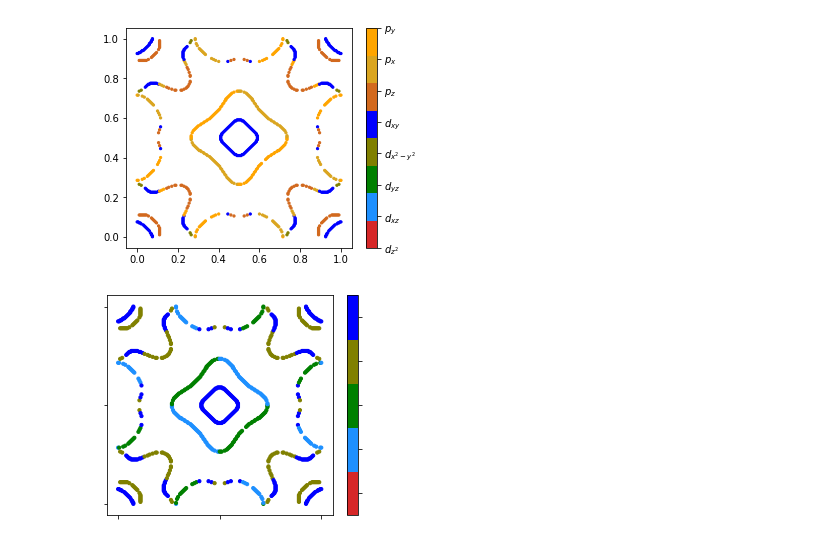
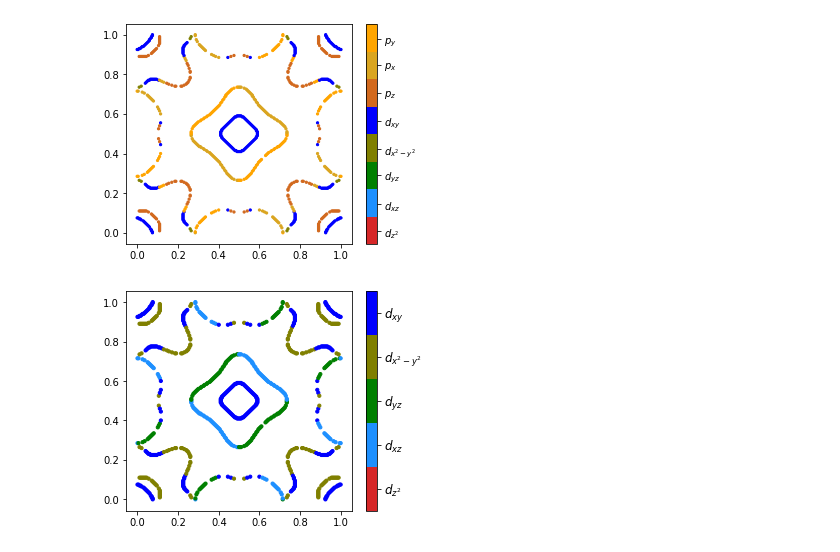
Before and after one commit to Orth-Research/RPA_SrCo2As2, a Jupyter notebook: figures_scripts/Fig12_Fermi_surfaces.ipynb, the cells around one changed output. Cells and saved outputs as stored; diff of their text form; code cells hidden in the pictures.

```diff
--- a/figures_scripts/Fig12_Fermi_surfaces.ipynb
+++ b/figures_scripts/Fig12_Fermi_surfaces.ipynb
@@ -90,8 +97,10 @@ for E in ener:
 # %%
+#Fermi surface - plotting
+
 x=[]
 y=[]
 z=[]
-window=0.005
+window=0.005 #specified energy-window
 for i in range(N+1):
     for j in range(1,N+2):
         it = (N+1)*i+j-1
@@ -100,24 +109,16 @@ for i in range(N+1):
         for l in range(orb):
             if en[l]<window and en[l]>-window:
                 enum += 1
-#         x.append(k_val1[i])
-#         y.append(k_val1[j-1])
-#         z.append(enum)
         x.append(kxyz_list[it][0])
         y.append(kxyz_list[it][1])
         z.append(enum)
 
-window=0.01
 width = 1.5*3.375
 height = 0.8*width
 fig = plt.figure(1, figsize = [width,height])
 ax = fig.add_subplot(111)
-#ax.set_xticks([0,0.25,0.5,0.75,1])
-#ax.set_xticklabels(['-$\pi$', '-$\pi/2$', 0,'$\pi/2$', '$\pi$'], fontsize=12)
-#ax.set_yticks([0,0.25,0.5,0.75,1])
-#ax.set_yticklabels(['-$\pi$', '-$\pi/2$', 0,'$\pi/2$', '$\pi$'], fontsize=12)
 FS=ax.scatter(x, y, c=z, cmap='Greys', s=10)
 fig.colorbar(FS, label='# of states for $\mu=$'+str(xs)+'$\pm$'+str(window)+'eV')
-fig.savefig('FS_x='+str(xs)+'_kz='+str(kz)+'_window='+str(window)+'eV.png', dpi=200)
+#fig.savefig('FS_x='+str(xs)+'_kz='+str(kz)+'_window='+str(window)+'eV.png', dpi=200)
 plt.show()
 # %% [output]
@@ -145,7 +126,7 @@ klist_2D1
 # %%
+#Orbitally-resolved Fermi surface (all d+p orbitals)
+
 ener_v = energylist[1]
-
-window=0.005
 x=[]
 y=[]
 z=[]
@@ -195,23 +176,18 @@ for i in range(N+1):
 
 fig = plt.figure(1, figsize = [width,height])
 ax = fig.add_subplot(111)
-# ax.set_xticks([0,0.25,0.5,0.75,1])
-# ax.set_xticklabels(['-$\pi$', '-$\pi/2$', 0,'$\pi/2$', '$\pi$'], fontsize=12)
-# ax.set_yticks([0,0.25,0.5,0.75,1])
-# ax.set_yticklabels(['-$\pi$', '-$\pi/2$', 0,'$\pi/2$', '$\pi$'], fontsize=12)
-import  matplotlib.colors
 cmap8 = matplotlib.colors.ListedColormap(['tab:red', 'dodgerblue', 'green', 'olive', 'blue', 'chocolate', 'goldenrod', 'orange'])
 FS=ax.scatter(x, y, c=z, cmap=cmap8, s=5, vmin=1, vmax=8)
-cbar = fig.colorbar(FS, ticks=[1,2,3,4,5,6,7,8])
+cbar = fig.colorbar(FS, ticks=[1.4,2.25,3.2,4,4.9,5.8,6.7,7.5])
 cbar.ax.set_yticklabels(['$d_{z^2}$','$d_{xz}$','$d_{yz}$','$d_{x^2-y^2}$','$d_{xy}$','$p_{z}$','$p_{x}$','$p_{y}$'])  # vertically oriented colorbar
-window=0.01
-fig.savefig('FS_all_x='+str(xs)+'_kz='+str(kz)+'_window='+str(window)+'eV.png', dpi=200)
+#fig.savefig('FS_all_x='+str(xs)+'_kz='+str(kz)+'_window='+str(window)+'eV.png', dpi=200)
 plt.show()
 # %% [output]
-[figure, old version]
+[figure, new version]
 # %%
+#Orbitally-resolved Fermi surface (d orbitals only)
+
 ener_v = energylist[1]
-window=0.005
 
 x=[]
 y=[]
@@ -229,42 +205,33 @@ for i in range(N+1):
             if en[l]<window and en[l]>-window:
                 #print(arg, en[l])
                 if arg==0 or arg==5:
                     x.append(k_val1[i])
                     y.append(k_val1[j-1])
                     z.append(1)
                 elif arg==1 or arg==6:
                     x.append(k_val1[i])
                     y.append(k_val1[j-1])
                     z.append(2)
                 elif arg==2 or arg==7:
                     x.append(k_val1[i])
                     y.append(k_val1[j-1])
                     z.append(3)
                 elif arg==3 or arg==8:
                     x.append(k_val1[i])
                     y.append(k_val1[j-1])
                     z.append(4)
                 elif arg==4 or arg==9:
                     x.append(k_val1[i])
                     y.append(k_val1[j-1])
                     z.append(5)
 
 fig = plt.figure(1, figsize = [width,height])
 ax = fig.add_subplot(111)
-import matplotlib
-ax.set_xticks([0,0.5,1])
-#ax.set_xticklabels(['-$\pi$', '-$\pi/2$', 0,'$\pi/2$', '$\pi$'], fontsize=12)
-ax.set_yticks([0,0.5,1])
-#ax.set_yticklabels(['-$\pi$', '-$\pi/2$', 0,'$\pi/2$', '$\pi$'], fontsize=12)
-ax.set_xticklabels([], fontsize=12)
-ax.set_yticklabels([], fontsize=12)
 cmap5 = matplotlib.colors.ListedColormap(['tab:red', 'dodgerblue', 'green', 'olive', 'blue'])
 FS=ax.scatter(x, y, c=z, cmap=cmap5, s=10, vmin=1, vmax=5)
 cbar = fig.colorbar(FS, ticks=[1.4,2.2,3,3.8,4.6])
-#cbar.ax.set_yticklabels(['$d_{z^2}$','$d_{xz}$','$d_{yz}$','$d_{x^2-y^2}$','$d_{xy}$','$p_{z}$','$p_{x}$','$p_{y}$'], fontsize='12')  # vertically oriented colorbar
-cbar.ax.set_yticklabels([], fontsize='12')  # vertically oriented colorbar
-window=0.01
-fig.savefig('FS_d_x='+str(xs)+'_kz='+str(kz)+'_window='+str(window)+'eV.png', dpi=200)
+cbar.ax.set_yticklabels(['$d_{z^2}$','$d_{xz}$','$d_{yz}$','$d_{x^2-y^2}$','$d_{xy}$','$p_{z}$','$p_{x}$','$p_{y}$'], fontsize='12')  # vertically oriented colorbar
+#fig.savefig('FS_d_x='+str(xs)+'_kz='+str(kz)+'_window='+str(window)+'eV.png', dpi=200)
 plt.show()
 # %% [output]
-[figure, old version]
+[figure, new version]
```
Also changed, not shown: parts of 7 cells of this notebook.
